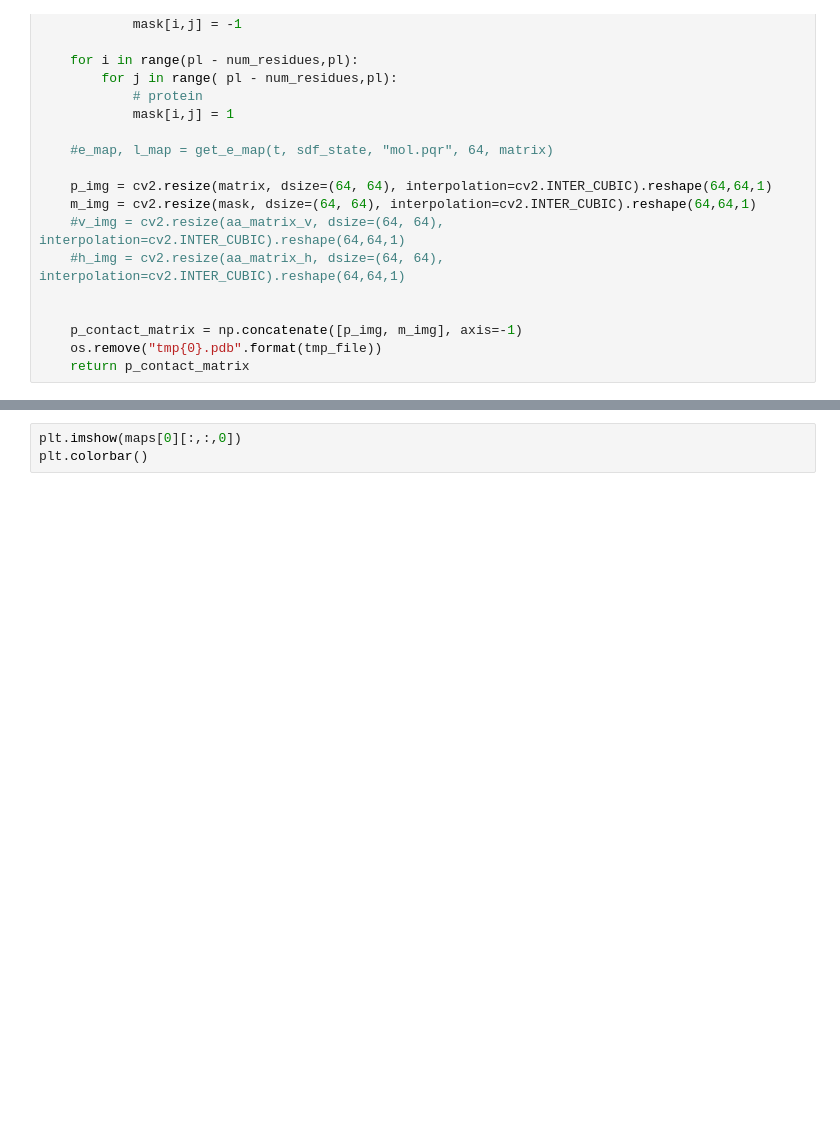
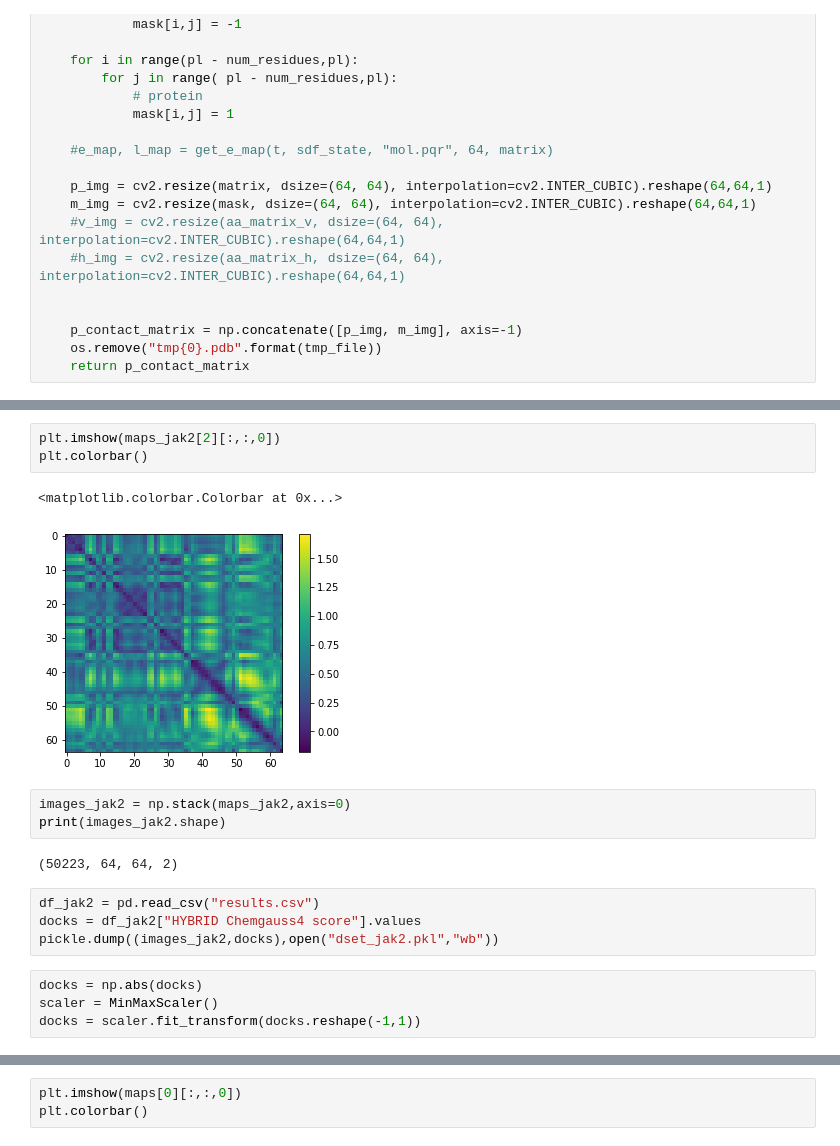
Before and after one commit to shahashka/ml-fragment, a Jupyter notebook: run_notebook.ipynb, the cells around one changed output, grey strips where cells are left out. Cells and saved outputs as stored; diff of their text form; blank space fills up the shorter version.

```diff
--- a/run_notebook.ipynb
+++ b/run_notebook.ipynb
@@ -341,0 +449,19 @@ def maker_w_strings(data):
+# %%
+plt.imshow(maps_jak2[2][:,:,0])
+plt.colorbar()
+# %% [output]
+<matplotlib.colorbar.Colorbar at 0x...>
+[figure, added]
+# %%
+images_jak2 = np.stack(maps_jak2,axis=0)
+print(images_jak2.shape)
+# %% [output]
+(50223, 64, 64, 2)
+# %%
+df_jak2 = pd.read_csv("results.csv")
+docks = df_jak2["HYBRID Chemgauss4 score"].values
+pickle.dump((images_jak2,docks),open("dset_jak2.pkl","wb"))
+# %%
+docks = np.abs(docks)
+scaler = MinMaxScaler()
+docks = scaler.fit_transform(docks.reshape(-1,1))
```
Also changed, not shown: parts of 16 cells of this notebook, 2 other files.
